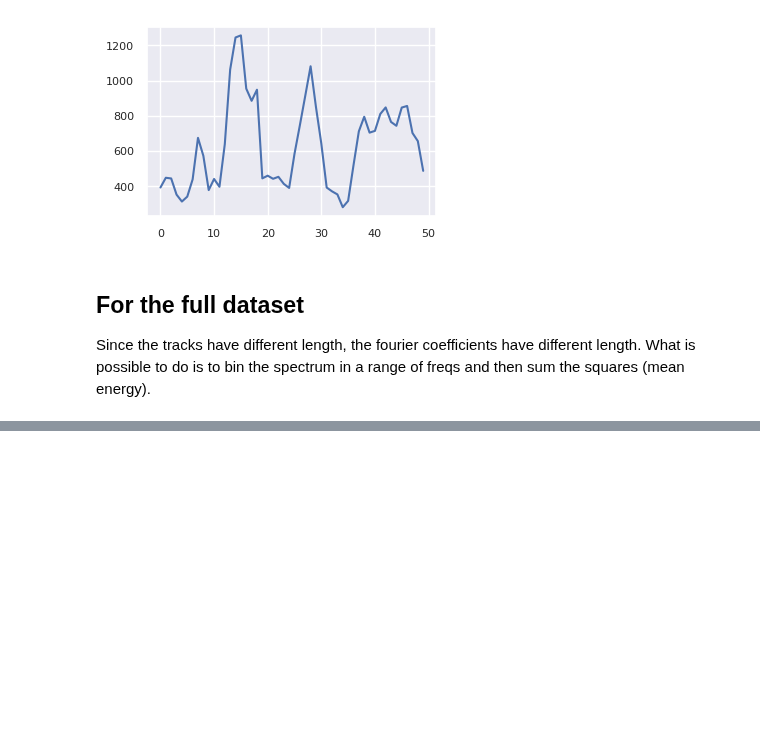
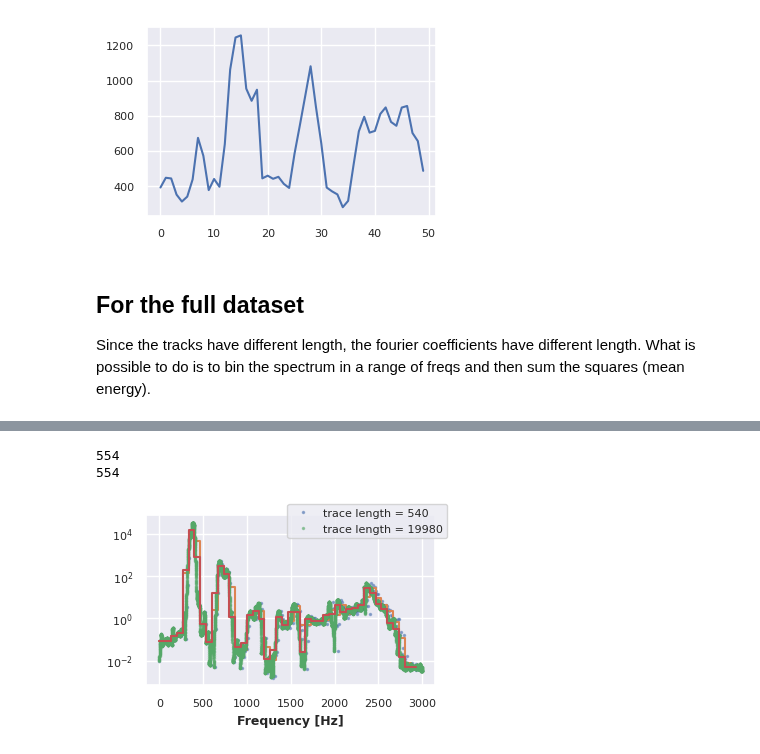
Before and after one commit to djanloo/DM2, a Jupyter notebook: TimeSeries/fourier.ipynb, the cells around one changed output, grey strips where cells are left out. Cells and saved outputs as stored; diff of their text form; code cells hidden in the pictures; blank space fills up the shorter version.

```diff
--- a/TimeSeries/fourier.ipynb
+++ b/TimeSeries/fourier.ipynb
@@ -344,0 +161,58 @@ STFT, sc = transf.fit_transform(traces["clean_trace"])
+# %%
+def bin_spectral_energy(spectrum_energy, n_bins, max_freq, sampling_rate=SAMPLING_RATE, plot_check=False):
+    if len(spectrum_energy) < n_bins:
+        raise ValueError(f"too few frequencies to bin (spectrum has {len(spectrum_energy)})")
+
+    T = 1.0/sampling_rate
+
+    # Removes higher-pitch part that makes bins unequal
+    ss = spectrum_energy[:len(spectrum_energy) - (len(spectrum_energy)%n_bins) ]
+    ffs = fftfreq(2*len(ss), T)[:len(ss)]
+
+    ff_bin_edges = np.linspace(0, max_freq, n_bins + 1, endpoint=True)
+
+    binned_energies = np.zeros(n_bins)
+    for i in range(n_bins):
+        binned_energies[i] = np.mean(ss[(ffs >= ff_bin_edges[i])&(ffs < ff_bin_edges[i+1])] )
+
+    if plot_check:
+        plt.plot(ffs, ss, ls="", marker=".", ms=3,alpha=0.5, label=f"trace length = {2*len(ss)}")
+        plt.step(ff_bin_edges[:-1],binned_energies, where="post")
+        plt.yscale("log")
+        plt.xlabel("Frequency [Hz]")
+    return binned_energies
+
+# Test track
+fig, ax = plt.subplots(figsize=default_style.SHORT_HALFSIZE_FIGURE)
+test_track_index = 1500
+signal = traces["clean_trace"][test_track_index]
+signal = signal[~np.isnan(signal)]
+
+part = np.array_split(signal, 23)[0]
+regularized_window = np.hamming(len(part))*part
+window_spectrum = np.abs(fft(regularized_window)[:len(part)//2])**2
+print(len(part))
+u = np.log(bin_spectral_energy(window_spectrum, 45, 3000, plot_check=True))
+
+# Comparison
+test_track_index = 1500
+signal = traces["clean_trace"][test_track_index]
+signal = signal[~np.isnan(signal)]
+
+part = np.array_split(signal, 23)[0]
+regularized_window = np.hamming(len(part))*part
+window_spectrum = np.abs(fft(regularized_window)[:len(part)//2])**2
+
+real_freqs = np.linspace(0,1, len(window_spectrum))
+fake_freqs = np.linspace(0,1, 10000)
+window_spectrum = PchipInterpolator(real_freqs, window_spectrum)(fake_freqs)
+
+print(len(part))
+u = np.log(bin_spectral_energy(window_spectrum, 45, 3000, plot_check=True))
+
+plt.gcf().legend()
+plt.savefig("../images/fourier_binning.pdf")
+# %% [output]
+554
+554
+[figure, added]
```
Also changed, not shown: parts of 46 cells of this notebook, 3 other files.
